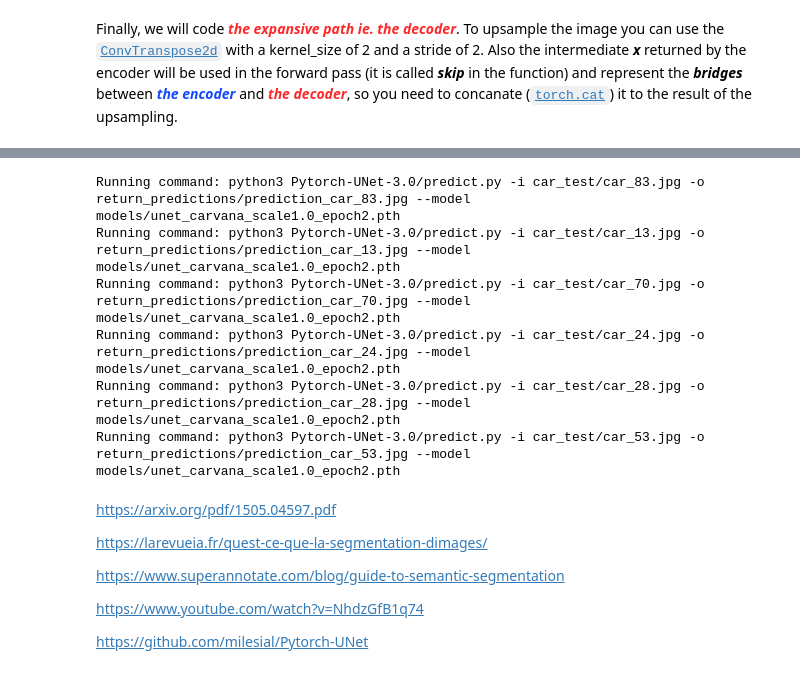
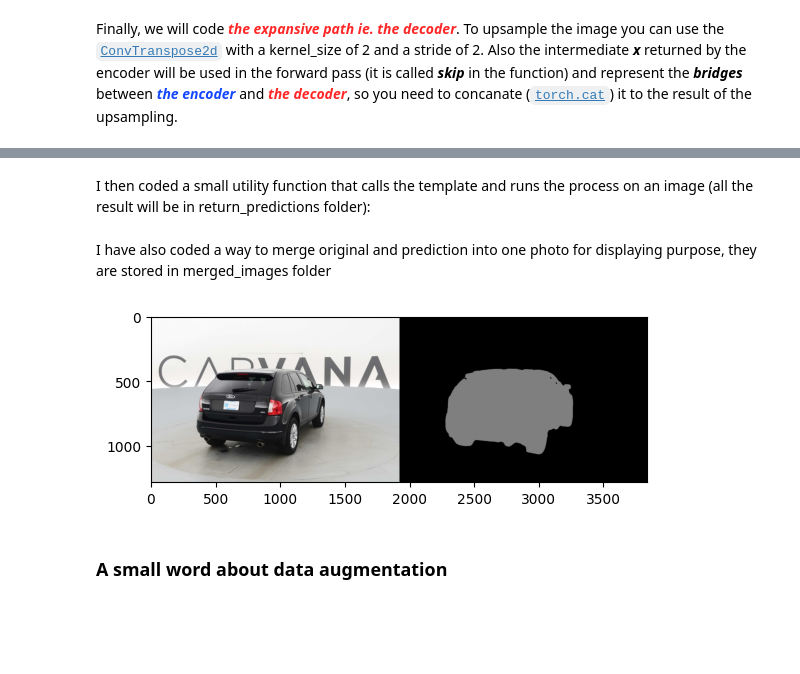
Before and after one commit to ydepledt/u_net, a Jupyter notebook: u_net.ipynb, the cells around one changed output, grey strips where cells are left out. Drawn from its saved outputs; the diff is of its cells as text; code cells hidden in the pictures; blank space fills up the shorter version.

Commit message:
Remove images and add printing of merged images

```diff
--- a/u_net.ipynb
+++ b/u_net.ipynb
@@ -536,21 +544,2 @@ download_folder = "./models"
-# %%
-from utilities import predict
-
-predict('ALL', 'car_test', verbose=True)
-# %% [output]
-Running command: python3 Pytorch-UNet-3.0/predict.py -i car_test/car_83.jpg -o return_predictions/prediction_car_83.jpg --model models/unet_carvana_scale1.0_epoch2.pth
-Running command: python3 Pytorch-UNet-3.0/predict.py -i car_test/car_13.jpg -o return_predictions/prediction_car_13.jpg --model models/unet_carvana_scale1.0_epoch2.pth
-Running command: python3 Pytorch-UNet-3.0/predict.py -i car_test/car_70.jpg -o return_predictions/prediction_car_70.jpg --model models/unet_carvana_scale1.0_epoch2.pth
-Running command: python3 Pytorch-UNet-3.0/predict.py -i car_test/car_24.jpg -o return_predictions/prediction_car_24.jpg --model models/unet_carvana_scale1.0_epoch2.pth
-Running command: python3 Pytorch-UNet-3.0/predict.py -i car_test/car_28.jpg -o return_predictions/prediction_car_28.jpg --model models/unet_carvana_scale1.0_epoch2.pth
-Running command: python3 Pytorch-UNet-3.0/predict.py -i car_test/car_53.jpg -o return_predictions/prediction_car_53.jpg --model models/unet_carvana_scale1.0_epoch2.pth
-# %% [markdown]
-https://arxiv.org/pdf/1505.04597.pdf
-
-https://larevueia.fr/quest-ce-que-la-segmentation-dimages/
-
-https://www.superannotate.com/blog/guide-to-semantic-segmentation
-
-https://www.youtube.com/watch?v=NhdzGfB1q74
-
-https://github.com/milesial/Pytorch-UNet
+# %% [markdown]
+I then coded a small utility function that calls the template and runs the process on an image (all the result will be in return_predictions folder):
@@ -556,0 +558,14 @@ https://github.com/milesial/Pytorch-UNet
+# %% [markdown]
+I have also coded a way to merge original and prediction into one photo for displaying purpose, they are stored in merged_images folder
+# %%
+# !pip install Pillow
+
+from utilities import merge_all_images, print_images_in_folder
+
+merge_all_images()
+
+print_images_in_folder('merged_images')
+# %% [output]
+[figure, added]
+# %% [markdown]
+### A small word about data augmentation
```
Also changed, not shown: parts of 9 cells of this notebook, 16 other files.
